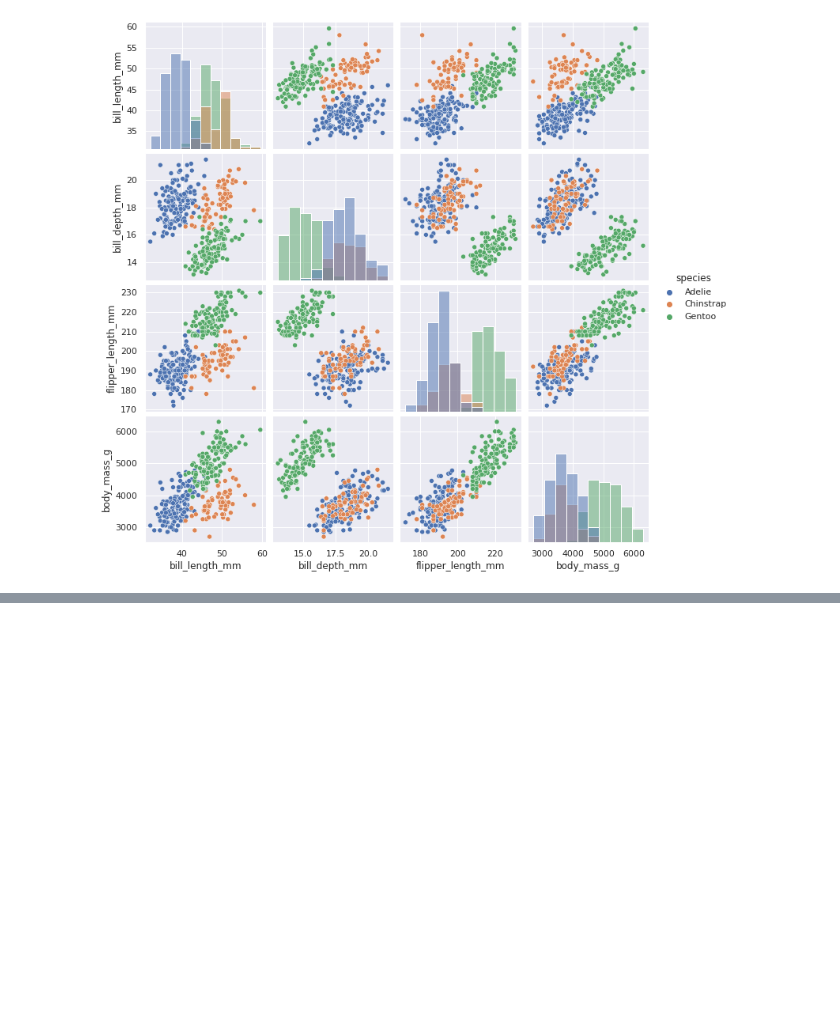
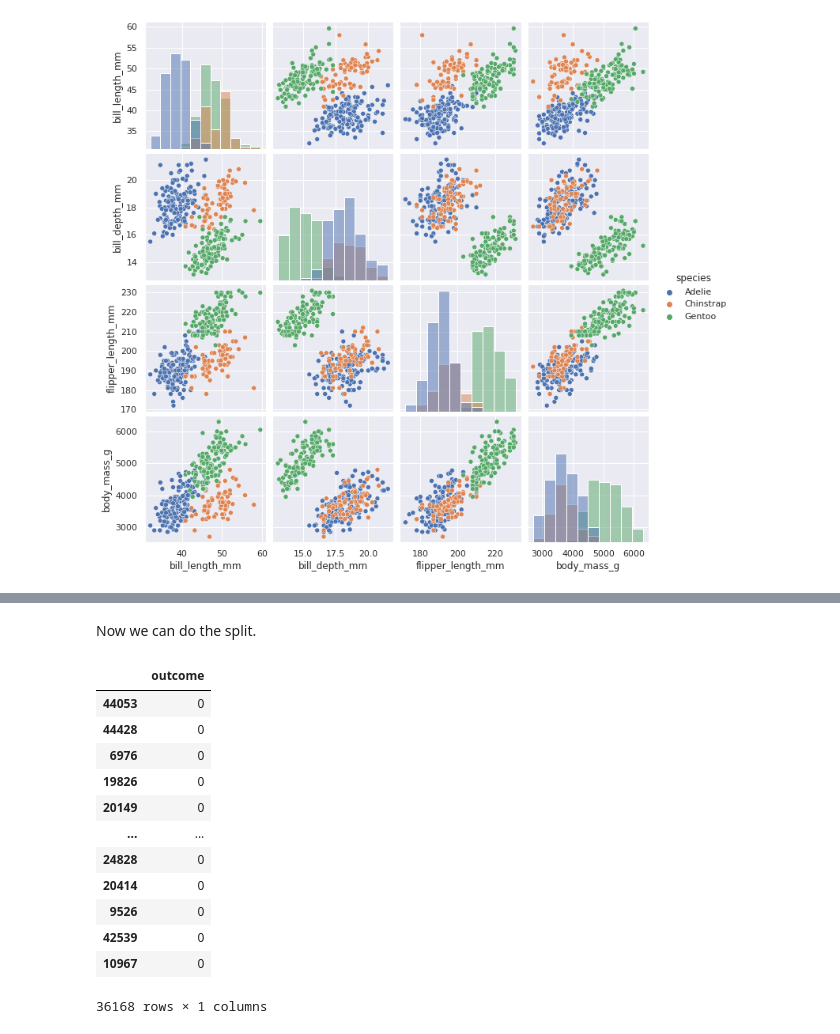
Before and after one commit to r2klabs/CS430Repository, a Jupyter notebook: IntroToPython.ipynb, the cells around one changed output, grey strips where cells are left out. Cells and saved outputs as stored; diff of their text form; code cells hidden in the pictures; blank space fills up the shorter version.

```diff
--- a/IntroToPython.ipynb
+++ b/IntroToPython.ipynb
@@ -173,0 +389,24 @@ There doesn't appear to be any missing data. Therefore we don't need to do anyth
+# %%
+from sklearn.model_selection import train_test_split
+X = df.iloc[:,0:-1]
+y = df[['outcome']]
+# %% [markdown]
+Now we can do the split.
+# %%
+X_train, X_test, y_train, y_test = train_test_split(X,y, test_size=.20, random_state=32)
+# %%
+y_train
+# %% [output]
+|  | outcome |
+| 44053 | 0 |
+| 44428 | 0 |
+| 6976 | 0 |
+| 19826 | 0 |
+| 20149 | 0 |
+| ... | ... |
+| 24828 | 0 |
+| 20414 | 0 |
+| 9526 | 0 |
+| 42539 | 0 |
+| 10967 | 0 |
+36168 rows × 1 columns
```
Also changed, not shown: parts of 41 cells of this notebook.
